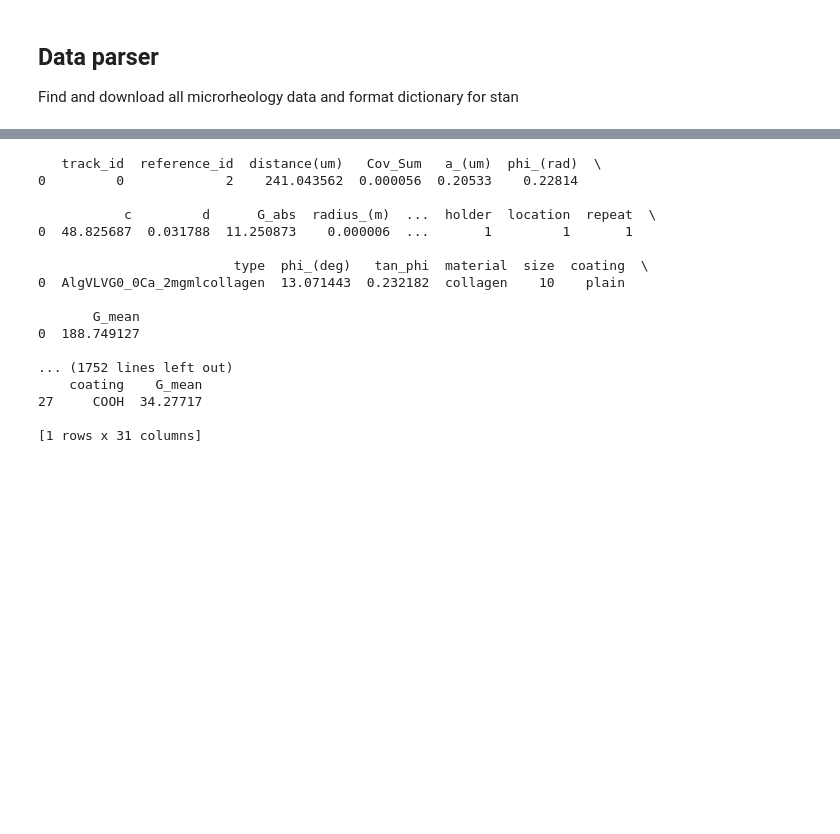
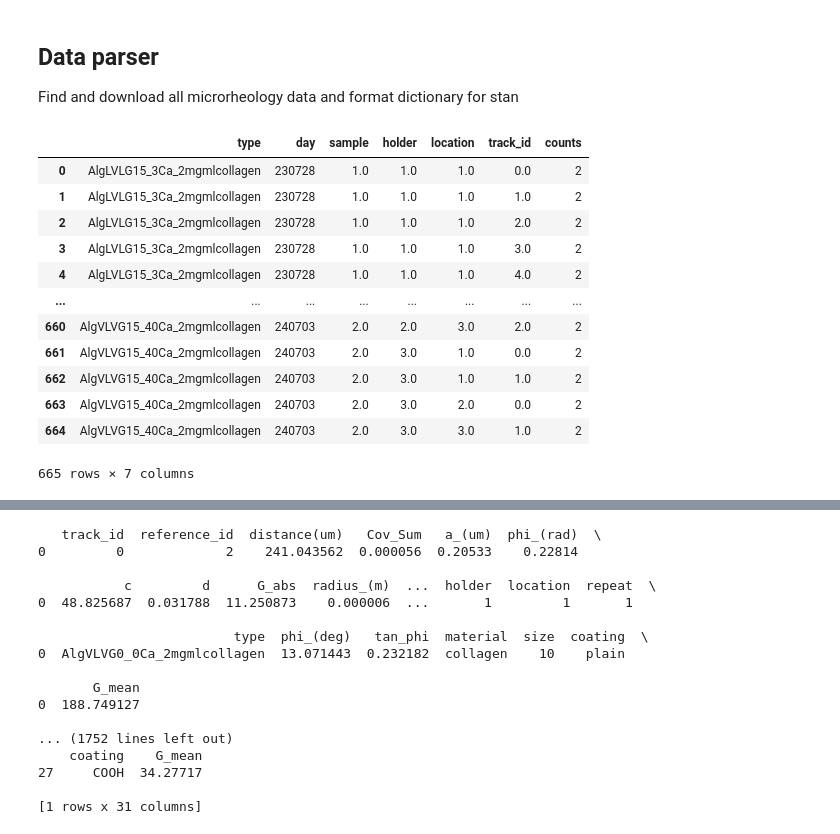
Before and after one commit to ArttuD/InstruProject, a Jupyter notebook: microrheology/microrheology_manager.ipynb, the cells around one changed output, grey strips where cells are left out. Cells and saved outputs as stored; diff of their text form; code cells hidden in the pictures; blank space fills up the shorter version.

```diff
--- a/microrheology/microrheology_manager.ipynb
+++ b/microrheology/microrheology_manager.ipynb
@@ -25,0 +88,16 @@ Find and download all microrheology data and format dictionary for stan
+# %%
+df_micro.groupby(['type','day', "sample",'holder','location','track_id']).size().reset_index(name="counts")
+# %% [output]
+|  | type | day | sample | holder | location | track_id | counts |
+| 0 | AlgLVLG15_3Ca_2mgmlcollagen | 230728 | 1.0 | 1.0 | 1.0 | 0.0 | 2 |
+| 1 | AlgLVLG15_3Ca_2mgmlcollagen | 230728 | 1.0 | 1.0 | 1.0 | 1.0 | 2 |
+| 2 | AlgLVLG15_3Ca_2mgmlcollagen | 230728 | 1.0 | 1.0 | 1.0 | 2.0 | 2 |
+| 3 | AlgLVLG15_3Ca_2mgmlcollagen | 230728 | 1.0 | 1.0 | 1.0 | 3.0 | 2 |
+| 4 | AlgLVLG15_3Ca_2mgmlcollagen | 230728 | 1.0 | 1.0 | 1.0 | 4.0 | 2 |
+| ... | ... | ... | ... | ... | ... | ... | ... |
+| 660 | AlgVLVG15_40Ca_2mgmlcollagen | 240703 | 2.0 | 2.0 | 3.0 | 2.0 | 2 |
+| 661 | AlgVLVG15_40Ca_2mgmlcollagen | 240703 | 2.0 | 3.0 | 1.0 | 0.0 | 2 |
+| 662 | AlgVLVG15_40Ca_2mgmlcollagen | 240703 | 2.0 | 3.0 | 1.0 | 1.0 | 2 |
+| 663 | AlgVLVG15_40Ca_2mgmlcollagen | 240703 | 2.0 | 3.0 | 2.0 | 0.0 | 2 |
+| 664 | AlgVLVG15_40Ca_2mgmlcollagen | 240703 | 2.0 | 3.0 | 3.0 | 1.0 | 2 |
+665 rows × 7 columns
```
Also changed, not shown: parts of 3 cells of this notebook, 8 other files.
